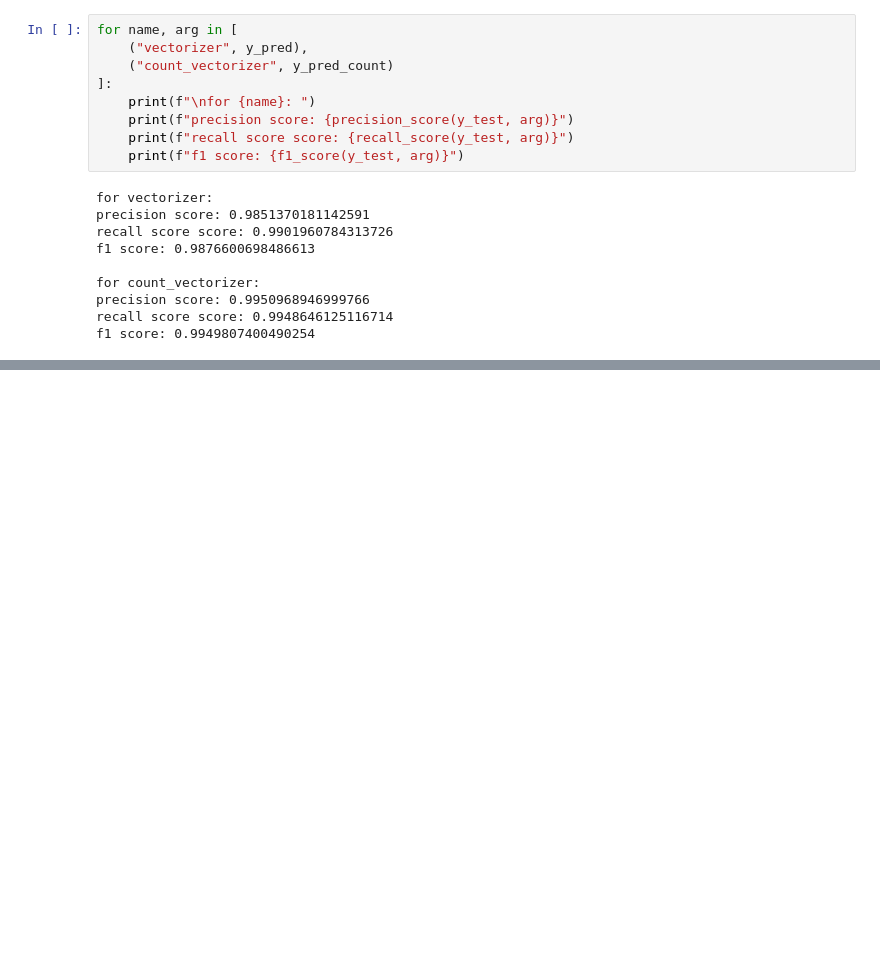
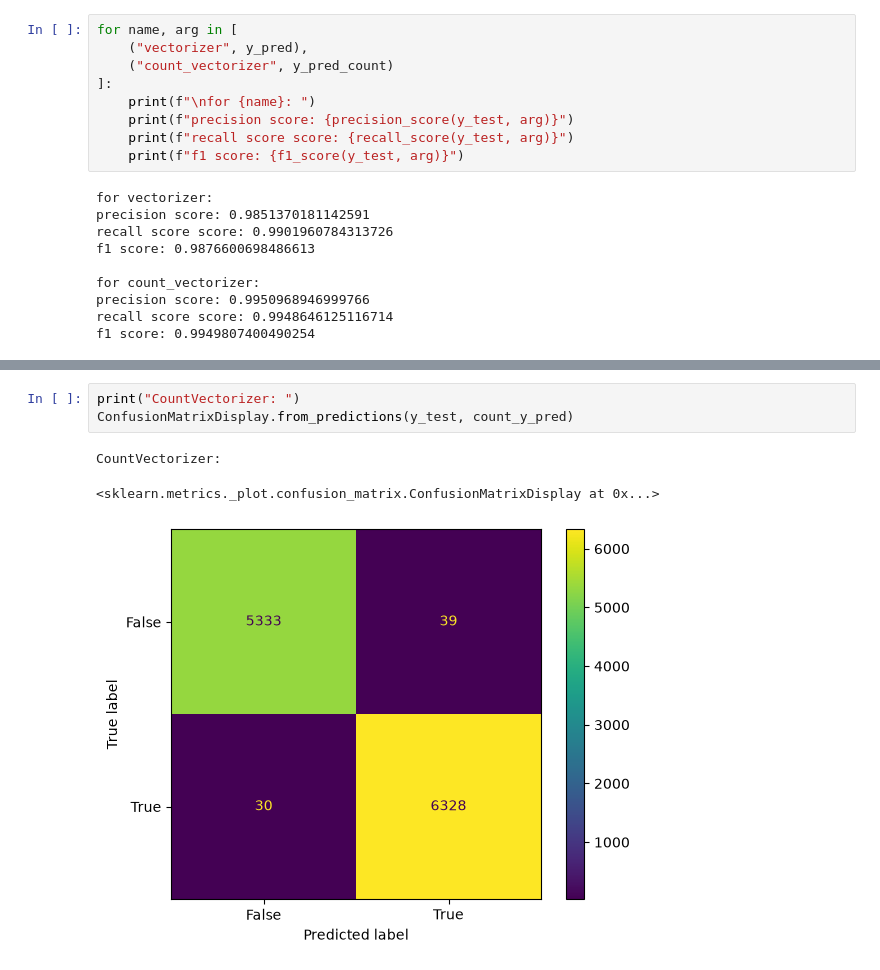
Before and after one commit to YashInLogN/NewsDetection, a Jupyter notebook: notebooks/data_exploration.ipynb, the cells around one changed output, grey strips where cells are left out. Saved outputs shown, nothing was run; the diff lists cells and outputs as text; blank space fills up the shorter version.

```diff
--- a/notebooks/data_exploration.ipynb
+++ b/notebooks/data_exploration.ipynb
@@ -193,0 +288,7 @@ f1 score: 0.9949807400490254
+# %%
+print("CountVectorizer: ")
+ConfusionMatrixDisplay.from_predictions(y_test, count_y_pred)
+# %% [output]
+CountVectorizer:
+<sklearn.metrics._plot.confusion_matrix.ConfusionMatrixDisplay at 0x...>
+[figure, added]
```
Also changed, not shown: parts of 27 cells of this notebook.
